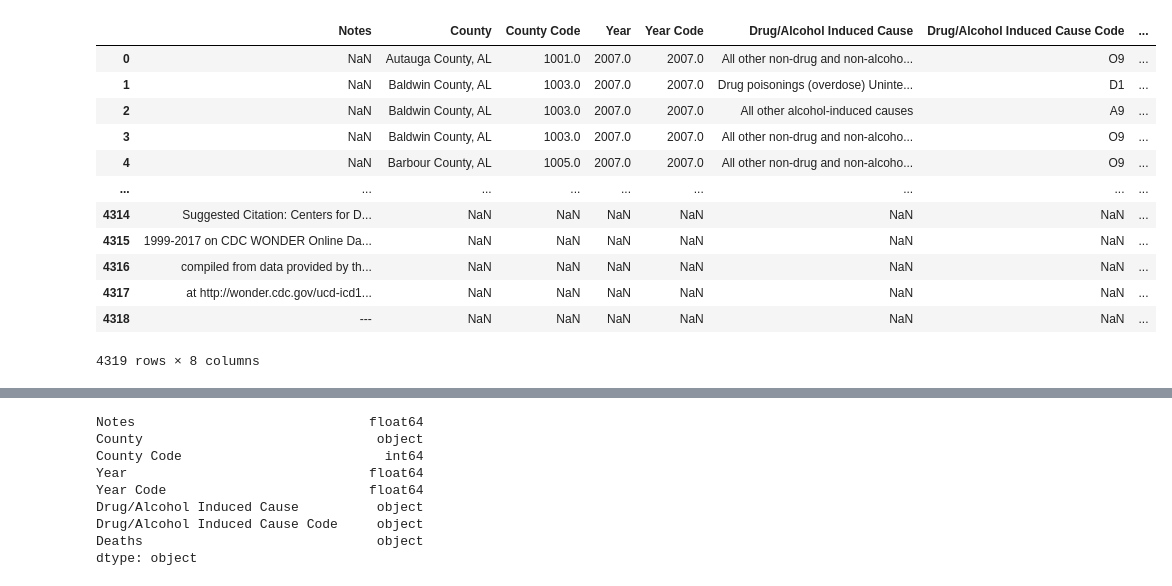
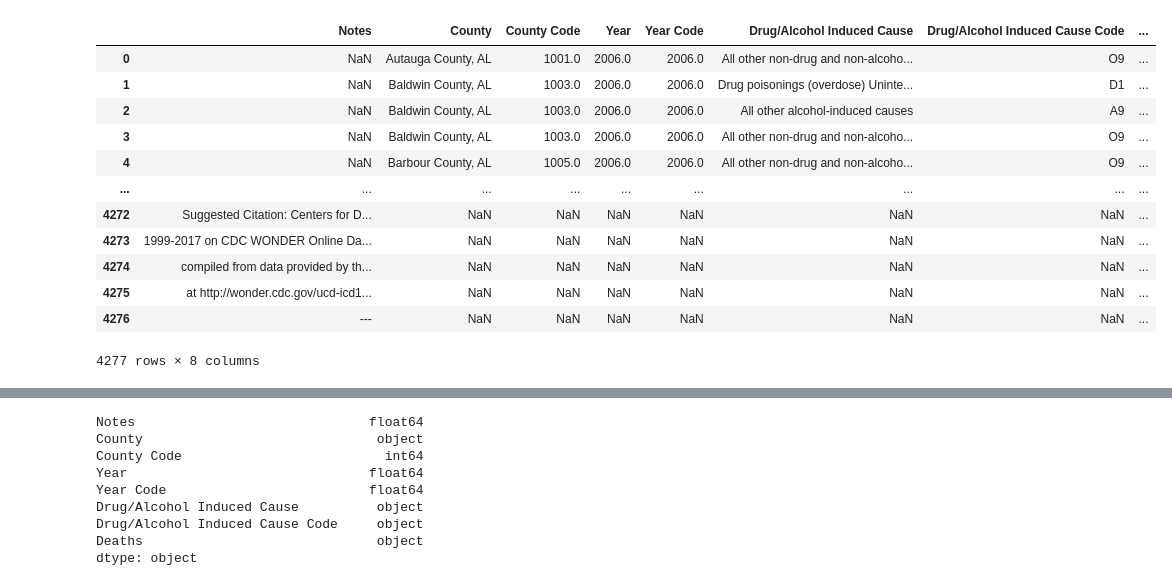
Before and after one commit to Ramil-cyber/IDS_720_Practical_Data_Science_Final_Project_Opioids, a Jupyter notebook: 02_Codes/mortality_cleaning.ipynb, the cells around one changed output, grey strips where cells are left out. Drawn from its saved outputs; the diff is of its cells as text; code cells hidden in the pictures.

```diff
--- a/02_Codes/mortality_cleaning.ipynb
+++ b/02_Codes/mortality_cleaning.ipynb
@@ -1,26 +1,26 @@
 # %%
 # Import libraries
 import pandas as pd
 import numpy as np
 import glob
 
 # Load one dataset to check constaints
 m2007 = pd.read_csv(
-    "/Users/tusunaiturumbekova/Desktop/PDS/pds_project/US_VitalStatistics/Underlying Cause of Death, 2007.txt",
+    "https://raw.githubusercontent.com/MIDS-at-Duke/opioids-2024-optoid-drug-mortality-group5/refs/heads/tursunait-mortality-1/01_Data/01_Raw/Mortality_US_VitalStatistics/2006.txt?token=GHSAT0AAAAAACWW3VV4VLIGBYI42XW65YPEZ2D6A2Q",
     sep="\t",  # Tab as delimiter
 )
 m2007
 # %% [output]
 |  | Notes | County | County Code | Year | Year Code | Drug/Alcohol Induced Cause | Drug/Alcohol Induced Cause Code | ... |
-| 0 | NaN | Autauga County, AL | 1001.0 | 2007.0 | 2007.0 | All other non-drug and non-alcoho... | O9 | ... |
-| 1 | NaN | Baldwin County, AL | 1003.0 | 2007.0 | 2007.0 | Drug poisonings (overdose) Uninte... | D1 | ... |
-| 2 | NaN | Baldwin County, AL | 1003.0 | 2007.0 | 2007.0 | All other alcohol-induced causes | A9 | ... |
-| 3 | NaN | Baldwin County, AL | 1003.0 | 2007.0 | 2007.0 | All other non-drug and non-alcoho... | O9 | ... |
-| 4 | NaN | Barbour County, AL | 1005.0 | 2007.0 | 2007.0 | All other non-drug and non-alcoho... | O9 | ... |
+| 0 | NaN | Autauga County, AL | 1001.0 | 2006.0 | 2006.0 | All other non-drug and non-alcoho... | O9 | ... |
+| 1 | NaN | Baldwin County, AL | 1003.0 | 2006.0 | 2006.0 | Drug poisonings (overdose) Uninte... | D1 | ... |
+| 2 | NaN | Baldwin County, AL | 1003.0 | 2006.0 | 2006.0 | All other alcohol-induced causes | A9 | ... |
+| 3 | NaN | Baldwin County, AL | 1003.0 | 2006.0 | 2006.0 | All other non-drug and non-alcoho... | O9 | ... |
+| 4 | NaN | Barbour County, AL | 1005.0 | 2006.0 | 2006.0 | All other non-drug and non-alcoho... | O9 | ... |
 | ... | ... | ... | ... | ... | ... | ... | ... | ... |
-| 4314 | Suggested Citation: Centers for D... | NaN | NaN | NaN | NaN | NaN | NaN | ... |
-| 4315 | 1999-2017 on CDC WONDER Online Da... | NaN | NaN | NaN | NaN | NaN | NaN | ... |
-| 4316 | compiled from data provided by th... | NaN | NaN | NaN | NaN | NaN | NaN | ... |
-| 4317 | at http://wonder.cdc.gov/ucd-icd1... | NaN | NaN | NaN | NaN | NaN | NaN | ... |
-| 4318 | --- | NaN | NaN | NaN | NaN | NaN | NaN | ... |
+| 4272 | Suggested Citation: Centers for D... | NaN | NaN | NaN | NaN | NaN | NaN | ... |
+| 4273 | 1999-2017 on CDC WONDER Online Da... | NaN | NaN | NaN | NaN | NaN | NaN | ... |
+| 4274 | compiled from data provided by th... | NaN | NaN | NaN | NaN | NaN | NaN | ... |
+| 4275 | at http://wonder.cdc.gov/ucd-icd1... | NaN | NaN | NaN | NaN | NaN | NaN | ... |
+| 4276 | --- | NaN | NaN | NaN | NaN | NaN | NaN | ... |
-4319 rows × 8 columns
+4277 rows × 8 columns
```
Also changed, not shown: parts of 40 cells of this notebook.
